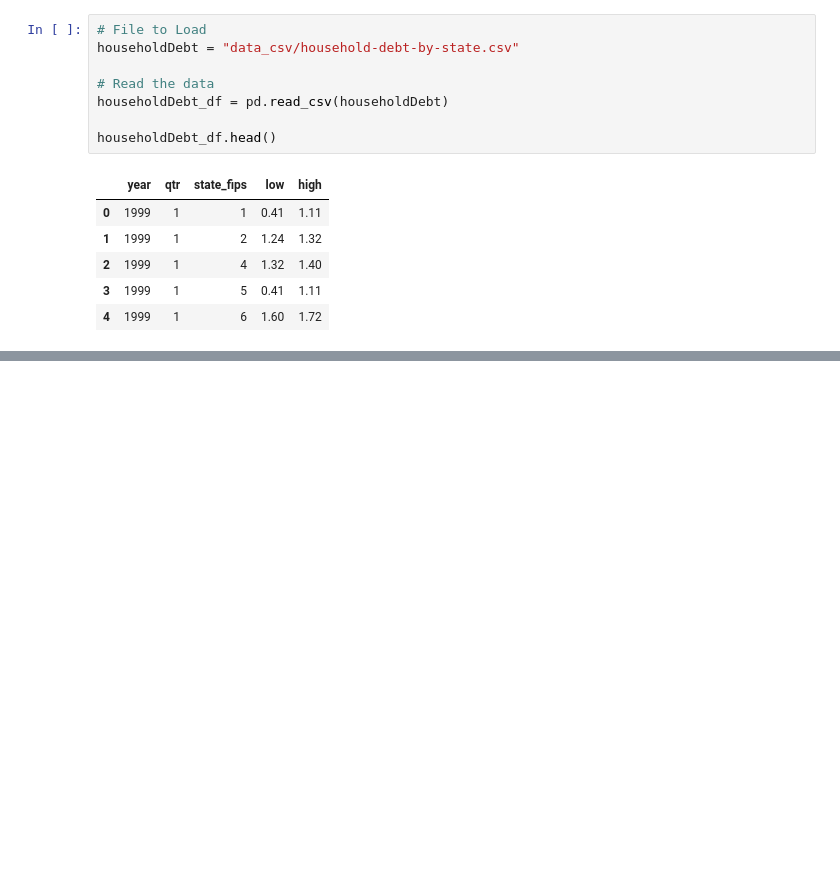
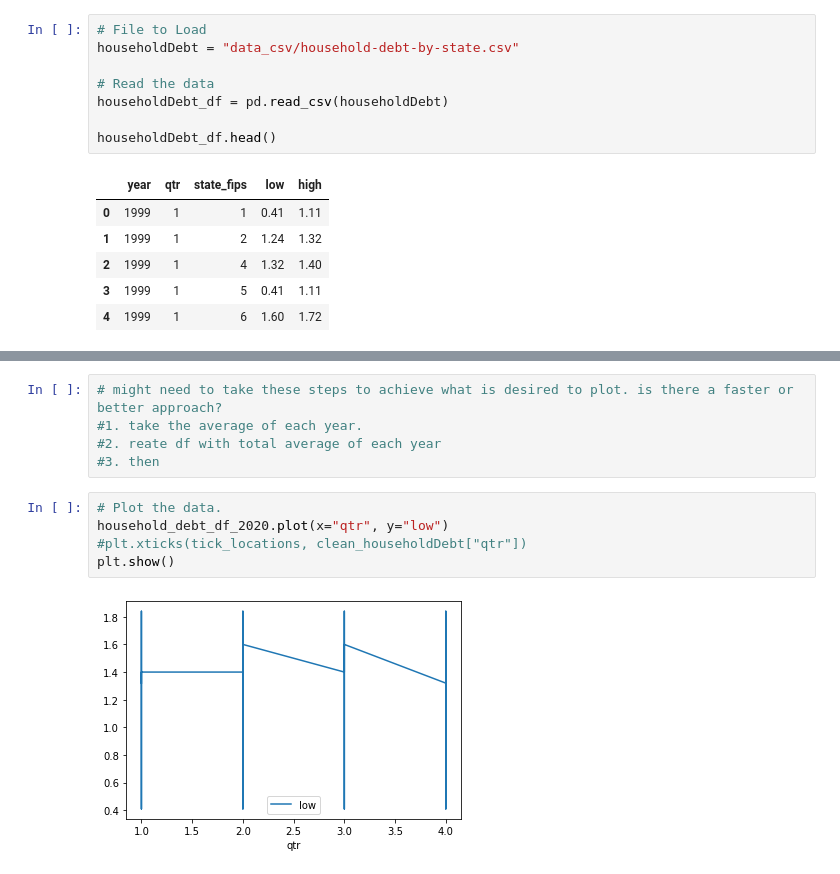
Before and after one commit to Retica/Final_Project, a Jupyter notebook: cleaning_data.ipynb, the cells around one changed output, grey strips where cells are left out. Saved outputs shown, nothing was run; the diff lists cells and outputs as text; blank space fills up the shorter version.

Commit message:
trying to do analysis work by ploting and graphing. part 1

```diff
--- a/cleaning_data.ipynb
+++ b/cleaning_data.ipynb
@@ -368,0 +375,12 @@ household_debt_df_2021.to_csv('data_csv/household_debt_df_2021.csv')
+# %%
+# might need to take these steps to achieve what is desired to plot. is there a faster or better approach?
+#1. take the average of each year.
+#2. reate df with total average of each year
+#3. then
+# %%
+# Plot the data.
+household_debt_df_2020.plot(x="qtr", y="low")
+#plt.xticks(tick_locations, clean_householdDebt["qtr"])
+plt.show()
+# %% [output]
+[figure, added]
```
Also changed, not shown: parts of 20 cells of this notebook.
